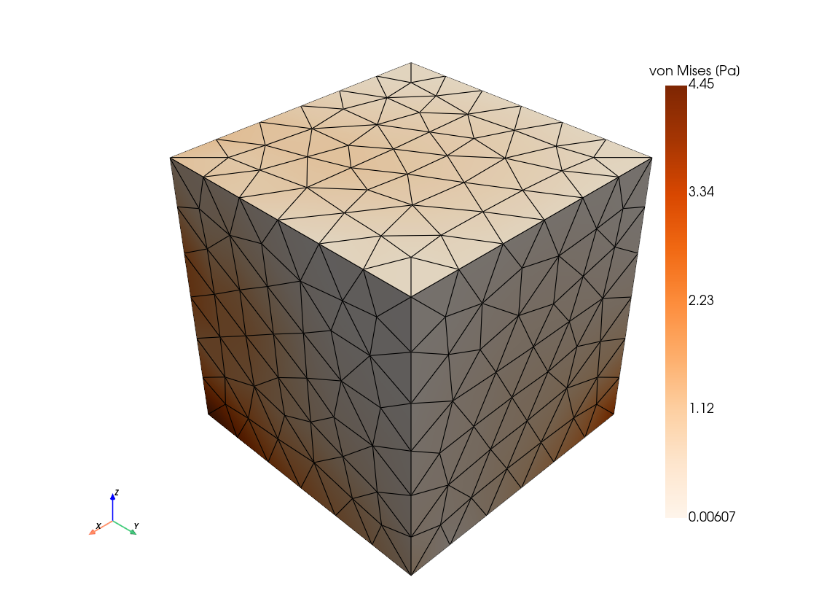
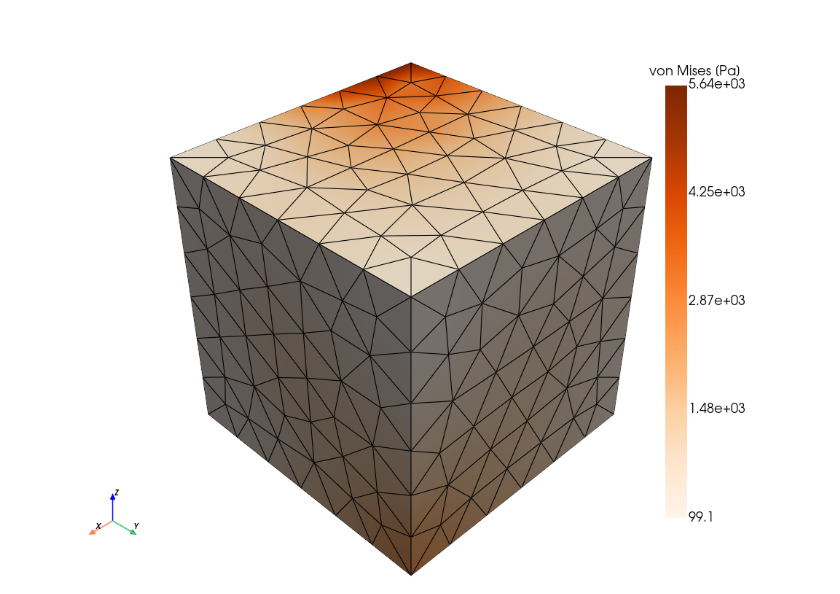
Before and after one commit to bugartlan/meshnet, a Jupyter notebook: examples/graph.ipynb, the cells around one changed output. Cells and saved outputs as stored; diff of their text form; code cells hidden in the pictures.

```diff
--- a/examples/graph.ipynb
+++ b/examples/graph.ipynb
@@ -5,9 +3,7 @@
 # %%
 import torch
 
-from meshnet.utils.mesh import Mesh
-
-filepath = "data/pt/20/Cuboid3.pt"
+filepath = "data/pt/100/Cuboid3.pt"
 
 data = torch.load(filepath, weights_only=False)
 
@@ -19,10 +15,6 @@ source_path = data["source_path"]
 print(params)
 print(source_path)
 print(mesh_path)
-
-
-mesh = Mesh.read(data["mesh_path"])
-print(mesh.surface.extents)
 # %% [output]
 {'node_dim': 7, 'edge_dim': 4, 'output_dim': 9, 'num_categorical': 1, 'builder_kind': 'base'}
 data/npz/100/Cuboid3.npz
@@ -32,8 +22,21 @@ resources/meshes/cubes/coarse/Cuboid3.msh
 # %%
+import torch.nn.functional as F
+
 from meshnet.mgn.graph_visualizer import GraphVisualizer
+from meshnet.mgn.utils import stress_from_displacement
+from meshnet.utils.mesh import Mesh
 
-g = graphs[17]
+mesh = Mesh.read(data["mesh_path"])
+print(mesh.surface.extents)
 
 visualizer = GraphVisualizer(mesh.surface)
-visualizer.displacement(g)
+
+
+g = graphs[11].clone()
+u = g.y[..., :3]
+true_sigma = g.y[..., 3:9]
+_, pred_sigma, _ = stress_from_displacement(g.x, g.edge_index, u, E=2.0e9, nu=0.35)
+
+error = F.l1_loss(pred_sigma, true_sigma, reduction="mean")
+print(f"Mean L1 loss for stress prediction: {error.item():.6f}")
 # %% [output]
@@ -42,3 +52,4 @@ Widget(value='<iframe src="http://localhost:38009/index.html?ui=P_0x7d72f54375c0
 # %%
+g.y[..., 3:9] = pred_sigma
 visualizer.von_mises(g)
 # %% [output]
@@ -46 +57 @@ Widget(value='<iframe src="http://localhost:38009/index.html?ui=P_0x7d73169c1a00
-[figure, old version]
+[figure, new version]
```
Also changed, not shown: parts of 6 cells of this notebook, 5 other files.
